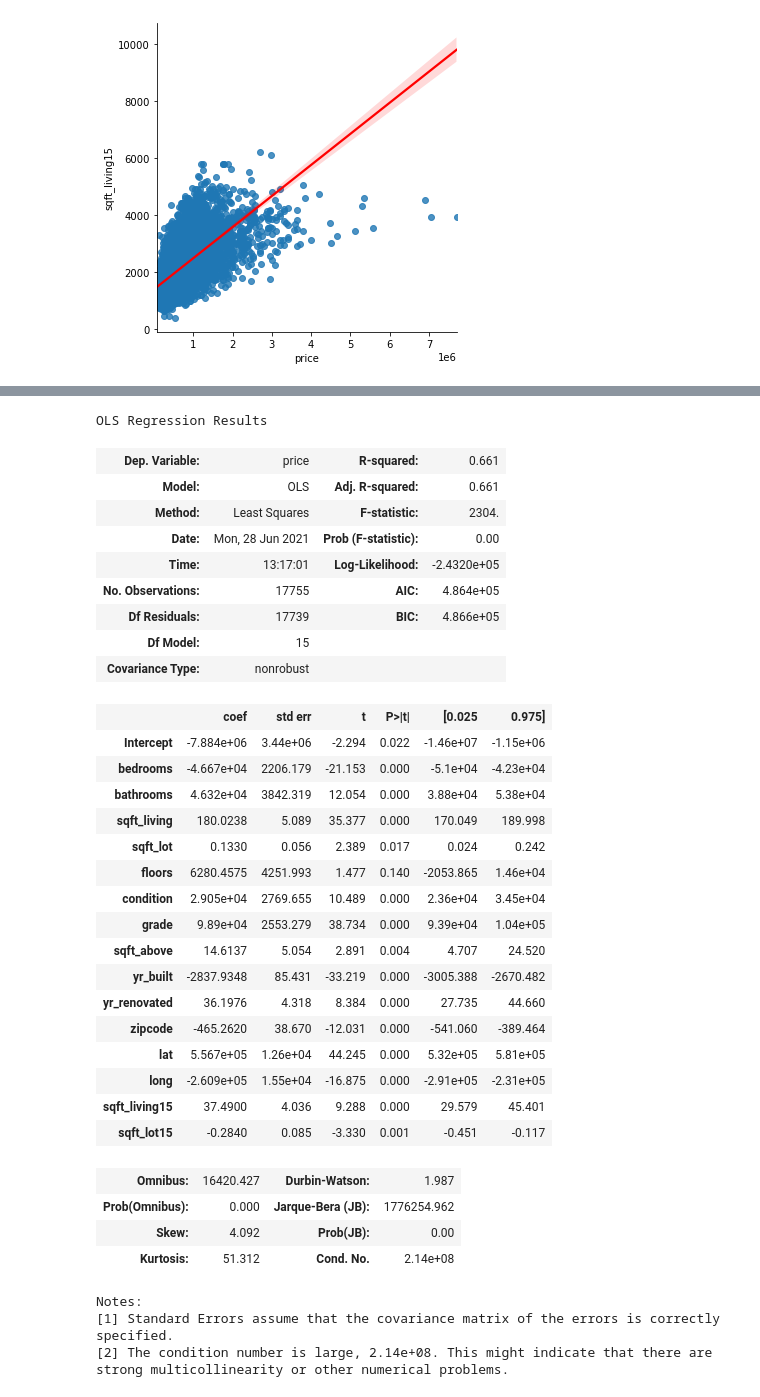
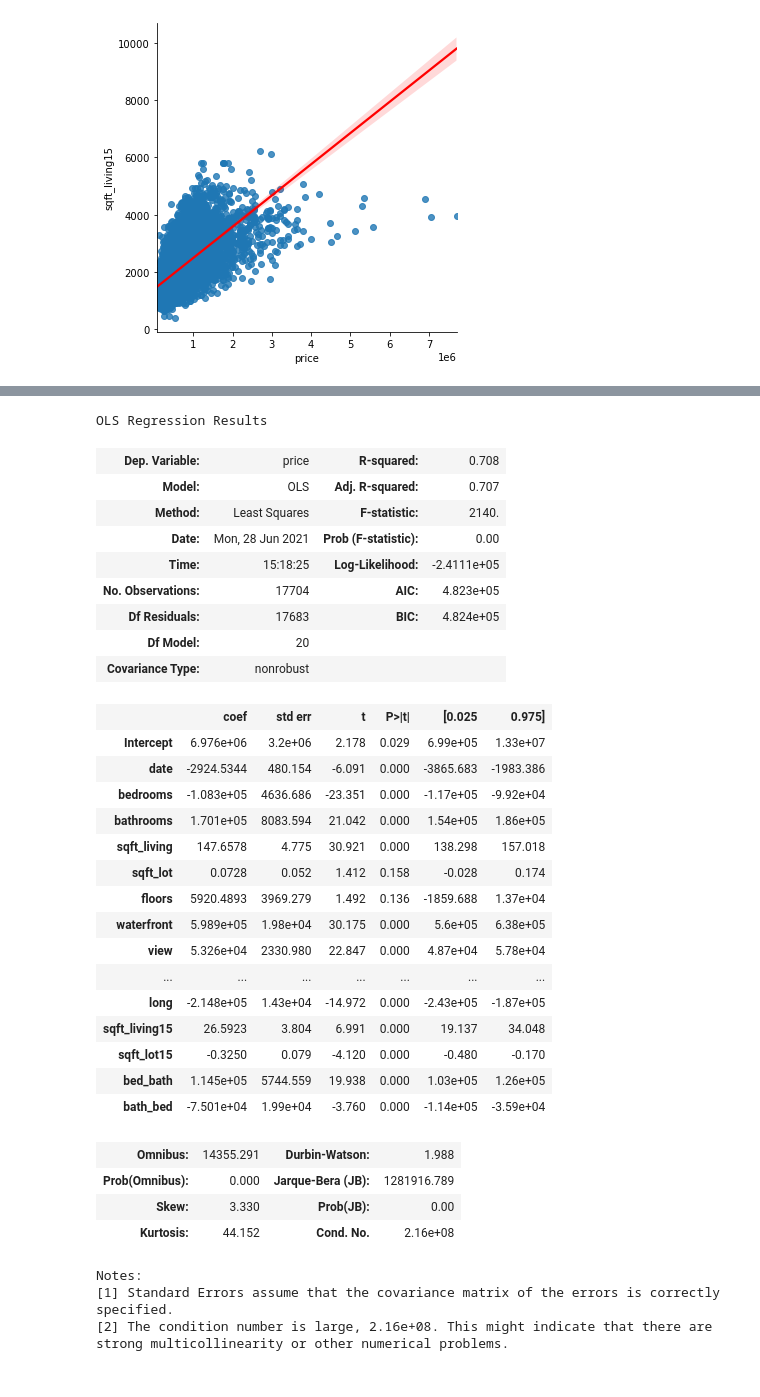
Before and after one commit to Joshua-Hill-Science/linear_regression_project, a Jupyter notebook: notebooks/exploratory/Hayden/linear_regression_working_notebook.ipynb, the cells around one changed output, grey strips where cells are left out. Drawn from its saved outputs; the diff is of its cells as text; code cells hidden in the pictures.

```diff
--- a/notebooks/exploratory/Hayden/linear_regression_working_notebook.ipynb
+++ b/notebooks/exploratory/Hayden/linear_regression_working_notebook.ipynb
@@ -50,3 +68,11 @@ memory usage: 3.5+ MB
+# %%
+df['bed_bath'] = df['bedrooms']/df['bathrooms']
+# %%
+df['bath_bed'] = df['bathrooms']/df['bedrooms']
+# %%
+df['bed_bath'] = df['bed_bath'].map(lambda x: float(x))
+# %%
+df['bath_bed'] = df['bath_bed'].map(lambda x: float(x))
 # %%
 df.waterfront = df.waterfront.replace(np.NaN, 0.0)
 # %%
@@ -130,44 +138,43 @@ df
 # %%
 import statsmodels.api as sm
 from statsmodels.formula.api import ols
-predictors = df.drop(['date', 'id', 'sqft_basement', 'waterfront', 'view', 'price'], axis = 1)
+predictors = df.drop(['id', 'sqft_basement', 'price'], axis = 1)
 predict= '+'.join(predictors)
 f = 'price ~' + predict
 model = ols(formula=f, data=df).fit()
 model.summary()
 # %% [output]
 OLS Regression Results
-| Dep. Variable: | price | R-squared: | 0.661 |
-| Model: | OLS | Adj. R-squared: | 0.661 |
-| Method: | Least Squares | F-statistic: | 2304. |
+| Dep. Variable: | price | R-squared: | 0.708 |
+| Model: | OLS | Adj. R-squared: | 0.707 |
+| Method: | Least Squares | F-statistic: | 2140. |
 | Date: | Mon, 28 Jun 2021 | Prob (F-statistic): | 0.00 |
-| Time: | 13:17:01 | Log-Likelihood: | -2.4320e+05 |
-| No. Observations: | 17755 | AIC: | 4.864e+05 |
-| Df Residuals: | 17739 | BIC: | 4.866e+05 |
-| Df Model: | 15 |  |  |
+| Time: | 15:18:25 | Log-Likelihood: | -2.4111e+05 |
+| No. Observations: | 17704 | AIC: | 4.823e+05 |
+| Df Residuals: | 17683 | BIC: | 4.824e+05 |
+| Df Model: | 20 |  |  |
 | Covariance Type: | nonrobust |  |  |
 |  | coef | std err | t | P>|t| | [0.025 | 0.975] |
-| Intercept | -7.884e+06 | 3.44e+06 | -2.294 | 0.022 | -1.46e+07 | -1.15e+06 |
-| bedrooms | -4.667e+04 | 2206.179 | -21.153 | 0.000 | -5.1e+04 | -4.23e+04 |
-| bathrooms | 4.632e+04 | 3842.319 | 12.054 | 0.000 | 3.88e+04 | 5.38e+04 |
-| sqft_living | 180.0238 | 5.089 | 35.377 | 0.000 | 170.049 | 189.998 |
-| sqft_lot | 0.1330 | 0.056 | 2.389 | 0.017 | 0.024 | 0.242 |
-| floors | 6280.4575 | 4251.993 | 1.477 | 0.140 | -2053.865 | 1.46e+04 |
-| condition | 2.905e+04 | 2769.655 | 10.489 | 0.000 | 2.36e+04 | 3.45e+04 |
-| grade | 9.89e+04 | 2553.279 | 38.734 | 0.000 | 9.39e+04 | 1.04e+05 |
-| sqft_above | 14.6137 | 5.054 | 2.891 | 0.004 | 4.707 | 24.520 |
-| yr_built | -2837.9348 | 85.431 | -33.219 | 0.000 | -3005.388 | -2670.482 |
-| yr_renovated | 36.1976 | 4.318 | 8.384 | 0.000 | 27.735 | 44.660 |
-| zipcode | -465.2620 | 38.670 | -12.031 | 0.000 | -541.060 | -389.464 |
-| lat | 5.567e+05 | 1.26e+04 | 44.245 | 0.000 | 5.32e+05 | 5.81e+05 |
-| long | -2.609e+05 | 1.55e+04 | -16.875 | 0.000 | -2.91e+05 | -2.31e+05 |
-| sqft_living15 | 37.4900 | 4.036 | 9.288 | 0.000 | 29.579 | 45.401 |
-| sqft_lot15 | -0.2840 | 0.085 | -3.330 | 0.001 | -0.451 | -0.117 |
+| Intercept | 6.976e+06 | 3.2e+06 | 2.178 | 0.029 | 6.99e+05 | 1.33e+07 |
+| date | -2924.5344 | 480.154 | -6.091 | 0.000 | -3865.683 | -1983.386 |
+| bedrooms | -1.083e+05 | 4636.686 | -23.351 | 0.000 | -1.17e+05 | -9.92e+04 |
+| bathrooms | 1.701e+05 | 8083.594 | 21.042 | 0.000 | 1.54e+05 | 1.86e+05 |
+| sqft_living | 147.6578 | 4.775 | 30.921 | 0.000 | 138.298 | 157.018 |
+| sqft_lot | 0.0728 | 0.052 | 1.412 | 0.158 | -0.028 | 0.174 |
+| floors | 5920.4893 | 3969.279 | 1.492 | 0.136 | -1859.688 | 1.37e+04 |
+| waterfront | 5.989e+05 | 1.98e+04 | 30.175 | 0.000 | 5.6e+05 | 6.38e+05 |
+| view | 5.326e+04 | 2330.980 | 22.847 | 0.000 | 4.87e+04 | 5.78e+04 |
+| ... | ... | ... | ... | ... | ... | ... |
+| long | -2.148e+05 | 1.43e+04 | -14.972 | 0.000 | -2.43e+05 | -1.87e+05 |
+| sqft_living15 | 26.5923 | 3.804 | 6.991 | 0.000 | 19.137 | 34.048 |
+| sqft_lot15 | -0.3250 | 0.079 | -4.120 | 0.000 | -0.480 | -0.170 |
+| bed_bath | 1.145e+05 | 5744.559 | 19.938 | 0.000 | 1.03e+05 | 1.26e+05 |
+| bath_bed | -7.501e+04 | 1.99e+04 | -3.760 | 0.000 | -1.14e+05 | -3.59e+04 |
-| Omnibus: | 16420.427 | Durbin-Watson: | 1.987 |
-| Prob(Omnibus): | 0.000 | Jarque-Bera (JB): | 1776254.962 |
-| Skew: | 4.092 | Prob(JB): | 0.00 |
-| Kurtosis: | 51.312 | Cond. No. | 2.14e+08 |
+| Omnibus: | 14355.291 | Durbin-Watson: | 1.988 |
+| Prob(Omnibus): | 0.000 | Jarque-Bera (JB): | 1281916.789 |
+| Skew: | 3.330 | Prob(JB): | 0.00 |
+| Kurtosis: | 44.152 | Cond. No. | 2.16e+08 |
 Notes:
 [1] Standard Errors assume that the covariance matrix of the errors is correctly specified.
-[2] The condition number is large, 2.14e+08. This might indicate that there are
+[2] The condition number is large, 2.16e+08. This might indicate that there are
 strong multicollinearity or other numerical problems.
```
Also changed, not shown: parts of 21 cells of this notebook.
